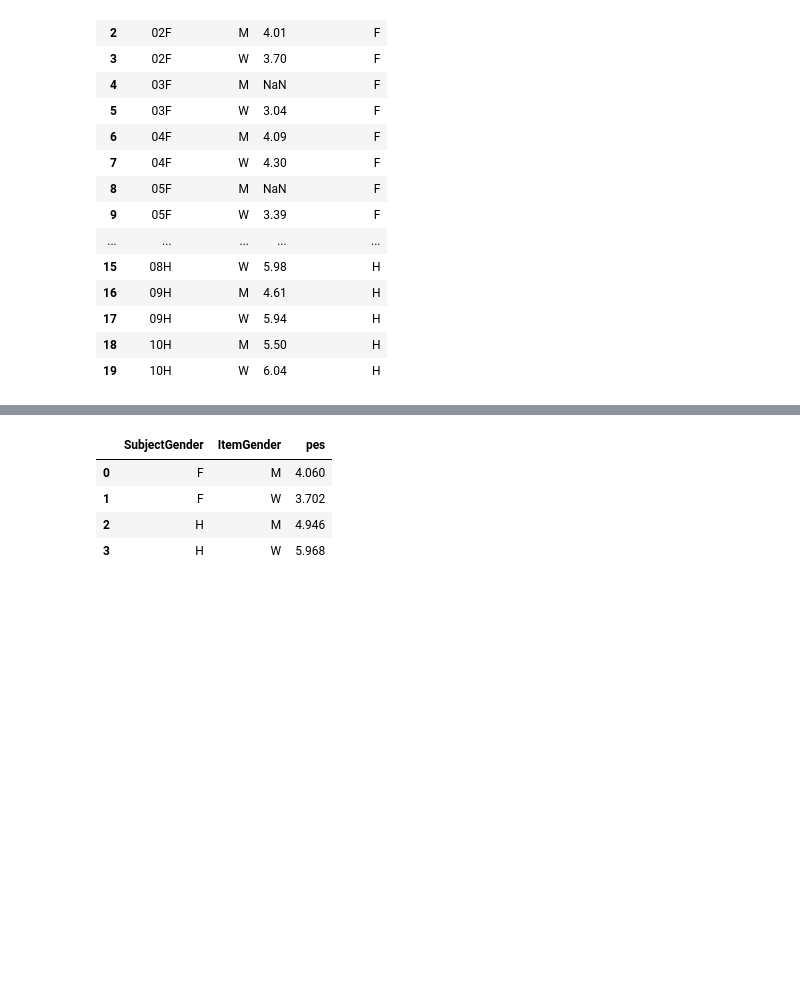
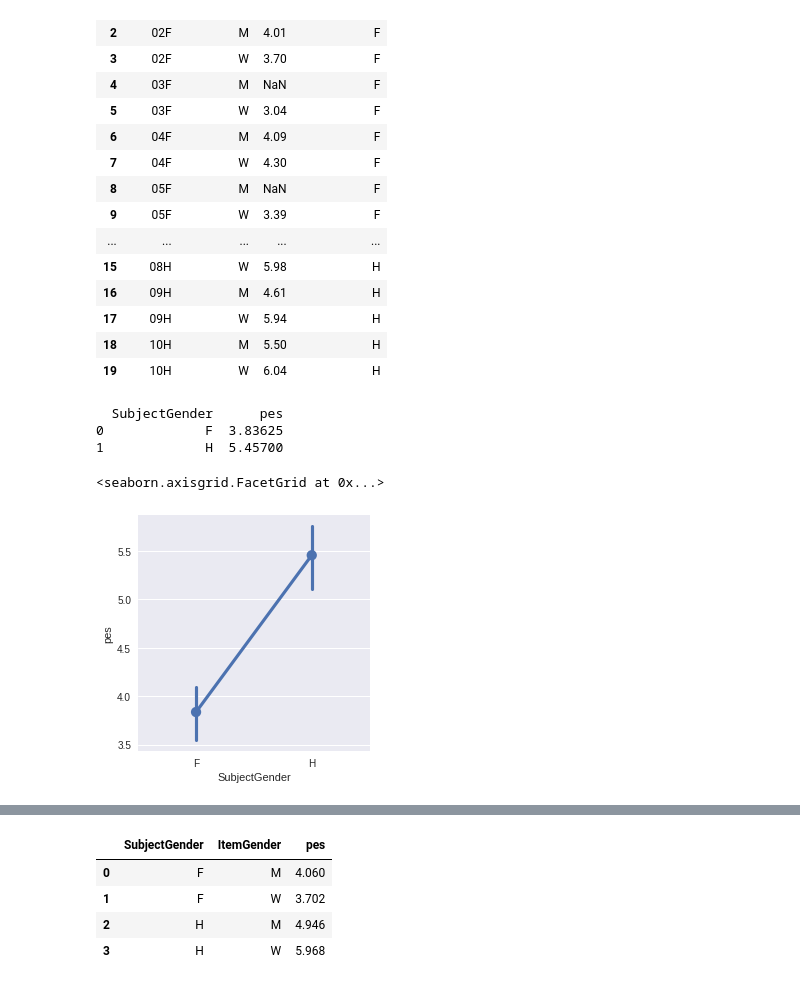
Before and after one commit to Lx37/formation_python_nsco_2017, a Jupyter notebook: NB_avec_reponses/exo_final.ipynb, the cells around one changed output, grey strips where cells are left out. Saved outputs shown, nothing was run; the diff lists cells and outputs as text; code cells hidden in the pictures; blank space fills up the shorter version.

```diff
--- a/NB_avec_reponses/exo_final.ipynb
+++ b/NB_avec_reponses/exo_final.ipynb
@@ -414,3 +436,15 @@ all_pes
 | 17 | 09H | W | 5.94 | H |
 | 18 | 10H | M | 5.50 | H |
 | 19 | 10H | W | 6.04 | H |
+# %%
+# par SubjectGender
+m1 = all_pes.groupby(['SubjectGender'])['pes'].mean()
+print(m1)
+sns.factorplot(data=all_pes, x='SubjectGender',
+               pallette=colors_item_gender, y='pes')
+# %% [output]
+  SubjectGender      pes
+0             F  3.83625
+1             H  5.45700
+<seaborn.axisgrid.FacetGrid at 0x...>
+[figure, added]
```
Also changed, not shown: parts of 9 cells of this notebook.
